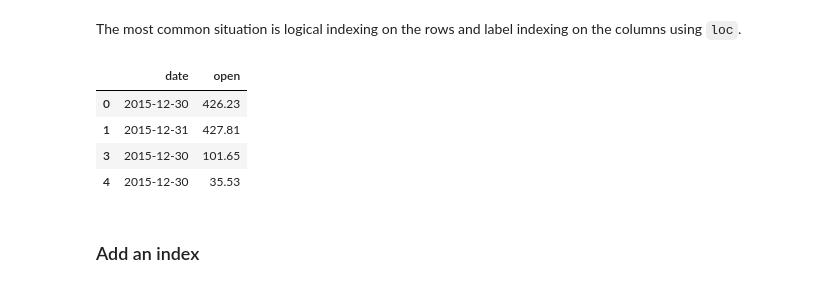
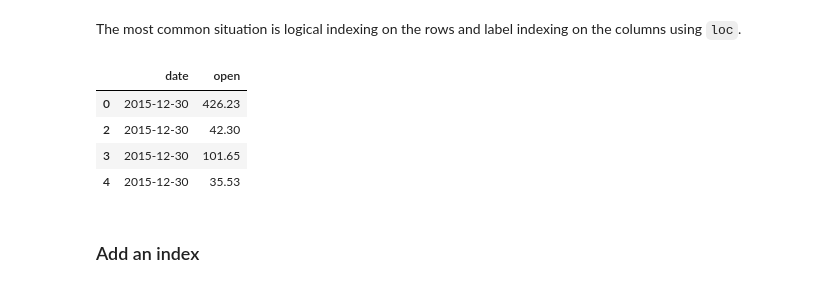
Before and after one commit to dgerlanc/programming-with-data, a Jupyter notebook: 02-intro-to-pandas-part-2-slides.ipynb, the cells around one changed output. Drawn from its saved outputs; the diff is of its cells as text; code cells hidden in the pictures.

```diff
--- a/02-intro-to-pandas-part-2-slides.ipynb
+++ b/02-intro-to-pandas-part-2-slides.ipynb
@@ -159,12 +159,12 @@ When the index is:
 The most common situation is logical indexing on the rows and
 label indexing on the columns using `loc`.
 # %%
-idx = [True, True, False, True, True]
+idx = df.date == '2015-12-30'
 df.loc[idx, ['date', 'open']]
 # %% [output]
 |  | date | open |
 | 0 | 2015-12-30 | 426.23 |
-| 1 | 2015-12-31 | 427.81 |
+| 2 | 2015-12-30 | 42.30 |
 | 3 | 2015-12-30 | 101.65 |
 | 4 | 2015-12-30 | 35.53 |
 # %% [markdown]
```
Also changed, not shown: 7 other files.
